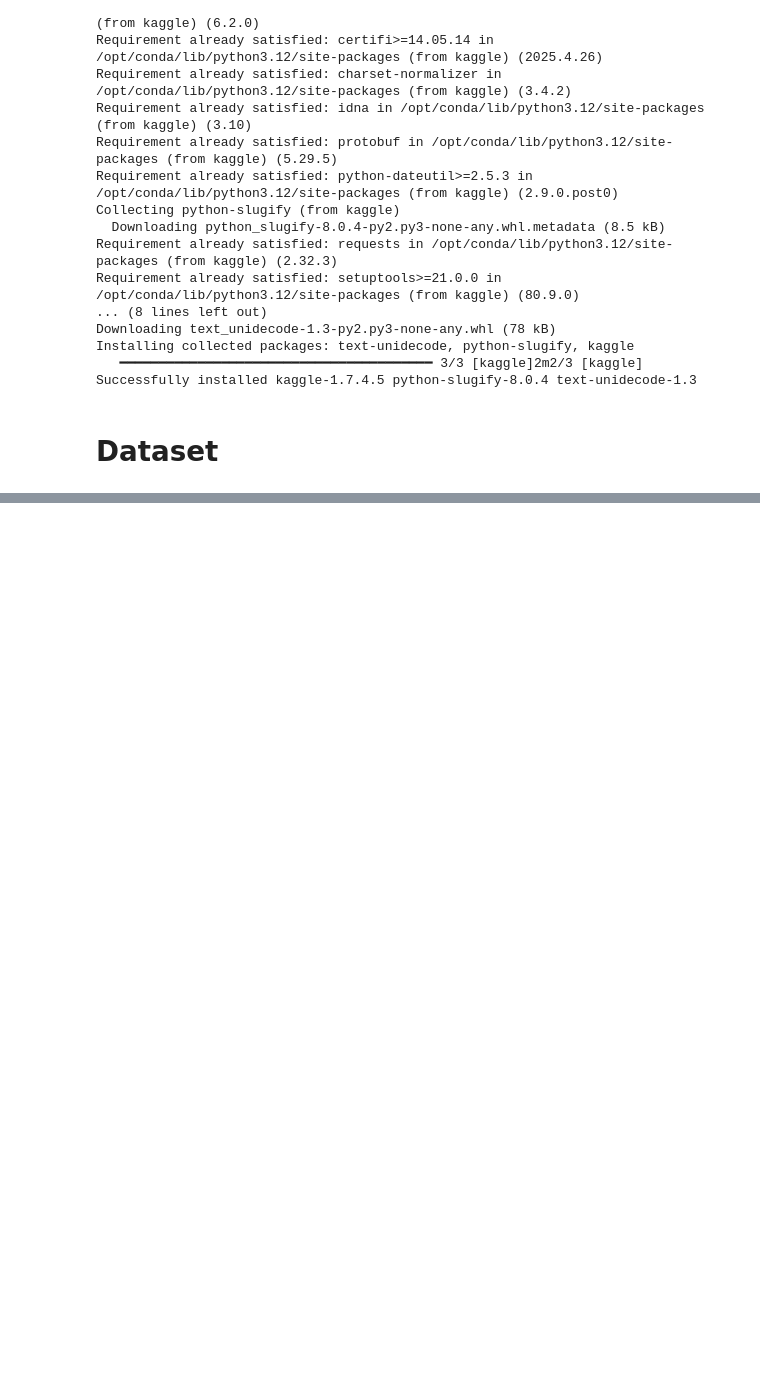
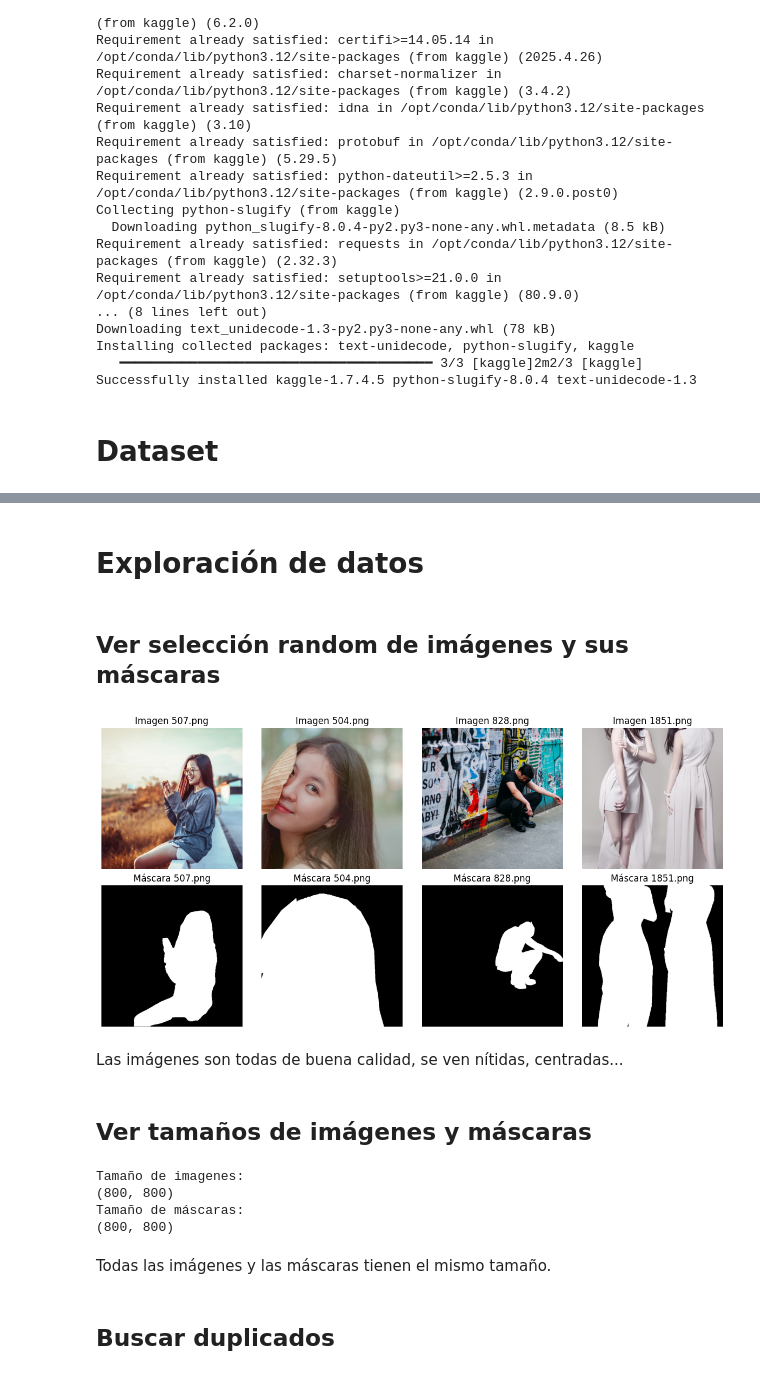
Before and after one commit to nataliacampiglia/tdl_obligatorio, a Jupyter notebook: Obligatorio-letra.ipynb, the cells around one changed output, grey strips where cells are left out. Saved outputs shown, nothing was run; the diff lists cells and outputs as text; code cells hidden in the pictures; blank space fills up the shorter version.

```diff
--- a/Obligatorio-letra.ipynb
+++ b/Obligatorio-letra.ipynb
@@ -159,0 +171,74 @@ os.environ["KAGGLE_KEY"] = creds["key"]
+# %% [markdown]
+# Exploración de datos
+# %% [markdown]
+## Ver selección random de imágenes y sus máscaras
+# %%
+import os, random
+import matplotlib.pyplot as plt
+from PIL import Image
+import numpy as np
+
+img_folder = "data/train/images"
+mask_folder = "data/train/masks"
+
+# seleccionar 4 imágenes
+files = random.sample(os.listdir(img_folder), 4)
+
+plt.figure(figsize=(12,6))
+for i, f in enumerate(files):
+    # imagen
+    img = Image.open(os.path.join(img_folder, f))
+    plt.subplot(2, 4, i + 1)
+    plt.imshow(img)
+    plt.axis("off")
+    plt.title(f"Imagen {f}")
+
+    # máscara correspondiente
+    mask_path = os.path.join(mask_folder, f)
+    mask = np.array(Image.open(mask_path))
+    if mask.ndim == 3:
+        mask = mask.max(axis=2)  # colapsar canales RGB→1 canal --> si no hacemos esto, al mostrar la mascara se ve solo negro
+    plt.subplot(2, 4, i + 1 + 4)
+    plt.imshow(mask, cmap="gray", vmin=0, vmax=1)
+    plt.axis("off")
+    plt.title(f"Máscara {f}")
+
+plt.tight_layout()
+plt.show()
+# %% [output]
+[figure, added]
+# %% [markdown]
+Las imágenes son todas de buena calidad, se ven nítidas, centradas...
+# %% [markdown]
+## Ver tamaños de imágenes y máscaras
+# %%
+folder = "data/train/images"
+sizes = set()
+for fname in os.listdir(folder):
+    path = os.path.join(folder, fname)
+    with Image.open(path) as img:
+        sizes.add(img.size)
+
+print("Tamaño de imagenes:")
+for size in sizes:
+    print(size)
+
+folder = "data/train/masks"
+sizes = set()
+for fname in os.listdir(folder):
+    path = os.path.join(folder, fname)
+    with Image.open(path) as img:
+        sizes.add(img.size)
+
+print("Tamaño de máscaras:")
+for size in sizes:
+    print(size)
+# %% [output]
+Tamaño de imagenes:
+(800, 800)
+Tamaño de máscaras:
+(800, 800)
+# %% [markdown]
+Todas las imágenes y las máscaras tienen el mismo tamaño.
+# %% [markdown]
+## Buscar duplicados
```
Also changed, not shown: parts of 14 cells of this notebook.
